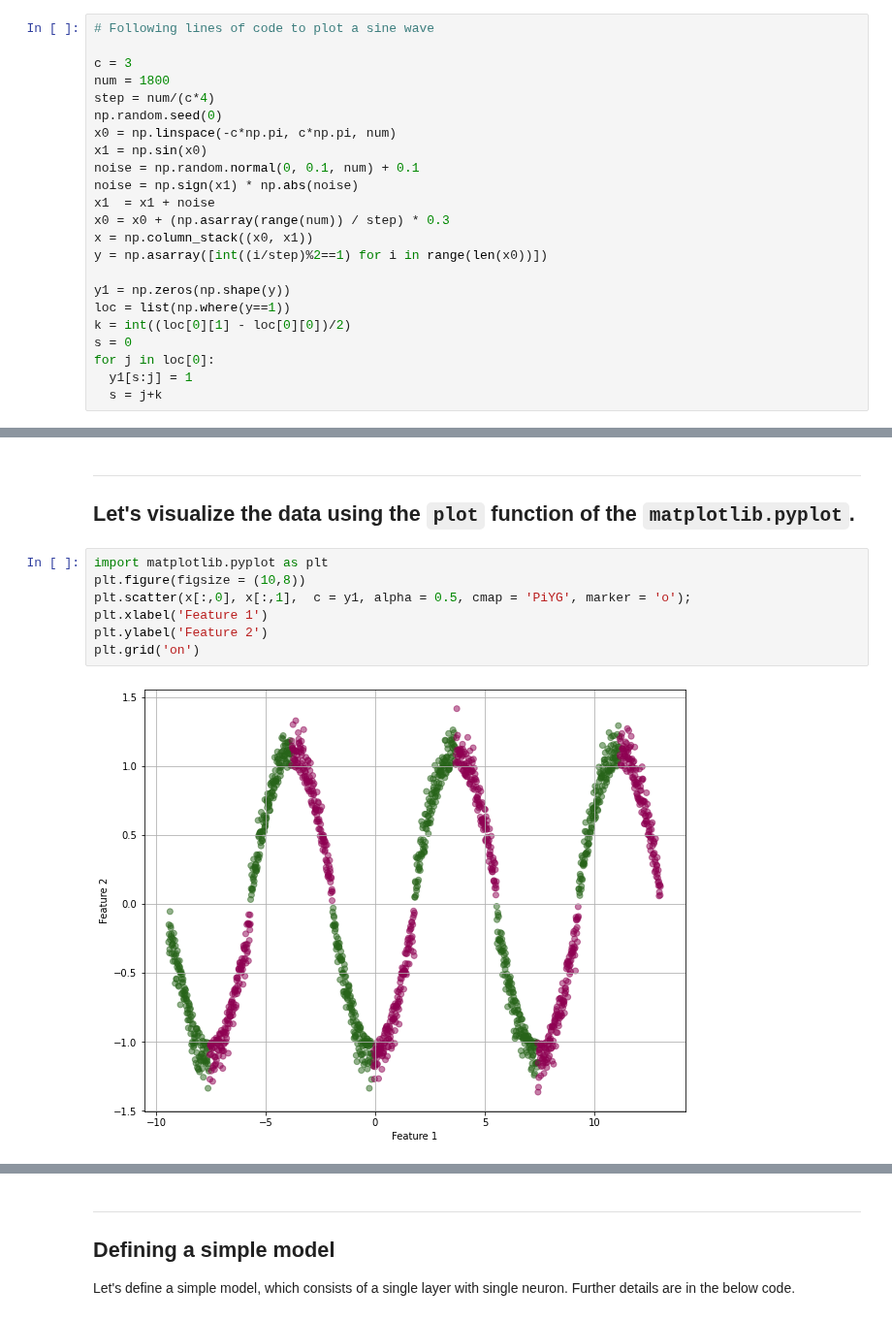
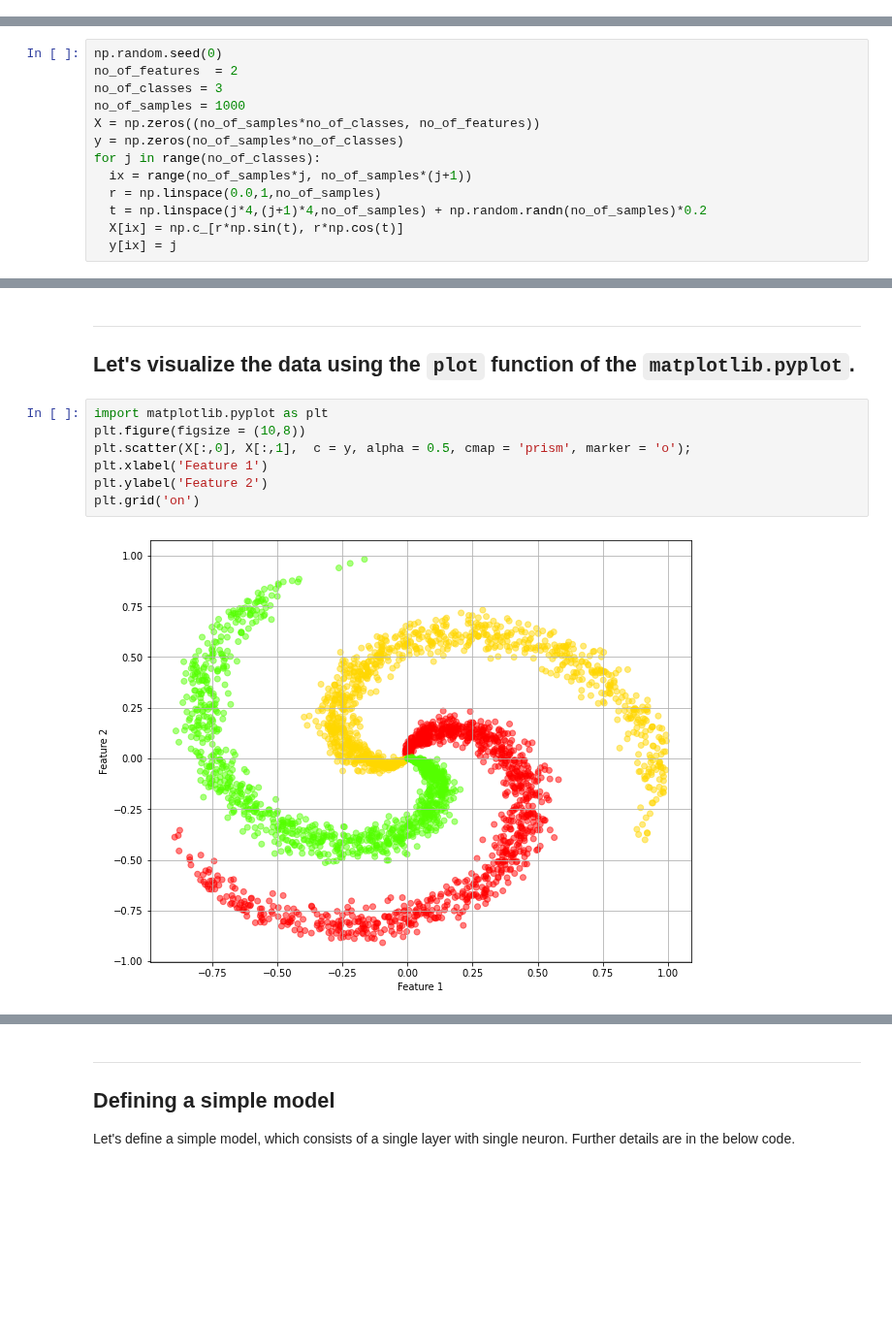
Before and after one commit to ImranNust/Spring2021_CS_ANN_Class, a Jupyter notebook: Lecture4_ShallowAndDeepNetowks/Module6_MultiClassClassification.ipynb, the cells around one changed output, grey strips where cells are left out. Shown at 97% size. Drawn from its saved outputs; the diff is of its cells as text; blank space fills up the shorter version.

```diff
--- a/Lecture4_ShallowAndDeepNetowks/Module6_MultiClassClassification.ipynb
+++ b/Lecture4_ShallowAndDeepNetowks/Module6_MultiClassClassification.ipynb
@@ -37,23 +33,0 @@ In this module, we will build a more complex binary dataset that is very difficu
-# %%
-# Following lines of code to plot a sine wave
-
-c = 3
-num = 1800
-step = num/(c*4)
-np.random.seed(0)
-x0 = np.linspace(-c*np.pi, c*np.pi, num)
-x1 = np.sin(x0)
-noise = np.random.normal(0, 0.1, num) + 0.1
-noise = np.sign(x1) * np.abs(noise)
-x1  = x1 + noise
-x0 = x0 + (np.asarray(range(num)) / step) * 0.3
-x = np.column_stack((x0, x1))
-y = np.asarray([int((i/step)%2==1) for i in range(len(x0))])
-
-y1 = np.zeros(np.shape(y))
-loc = list(np.where(y==1))
-k = int((loc[0][1] - loc[0][0])/2)
-s = 0
-for j in loc[0]:
-  y1[s:j] = 1
-  s = j+k
@@ -60,3 +38,16 @@ for j in loc[0]:
+# %%
+np.random.seed(0)
+no_of_features  = 2
+no_of_classes = 3
+no_of_samples = 1000
+X = np.zeros((no_of_samples*no_of_classes, no_of_features))
+y = np.zeros(no_of_samples*no_of_classes)
+for j in range(no_of_classes):
+  ix = range(no_of_samples*j, no_of_samples*(j+1))
+  r = np.linspace(0.0,1,no_of_samples)
+  t = np.linspace(j*4,(j+1)*4,no_of_samples) + np.random.randn(no_of_samples)*0.2
+  X[ix] = np.c_[r*np.sin(t), r*np.cos(t)]
+  y[ix] = j
 # %% [markdown]
 ---
 ### View the dataset
@@ -92,9 +83,9 @@ Let's visualize the data using the `plot` function of the `matplotlib.pyplot`.
 # %%
 import matplotlib.pyplot as plt
 plt.figure(figsize = (10,8))
-plt.scatter(x[:,0], x[:,1],  c = y1, alpha = 0.5, cmap = 'PiYG', marker = 'o');
+plt.scatter(X[:,0], X[:,1],  c = y, alpha = 0.5, cmap = 'prism', marker = 'o');
 plt.xlabel('Feature 1')
 plt.ylabel('Feature 2')
 plt.grid('on')
 # %% [output]
-[figure, old version]
+[figure, new version]
```
Also changed, not shown: parts of 14 cells of this notebook.
